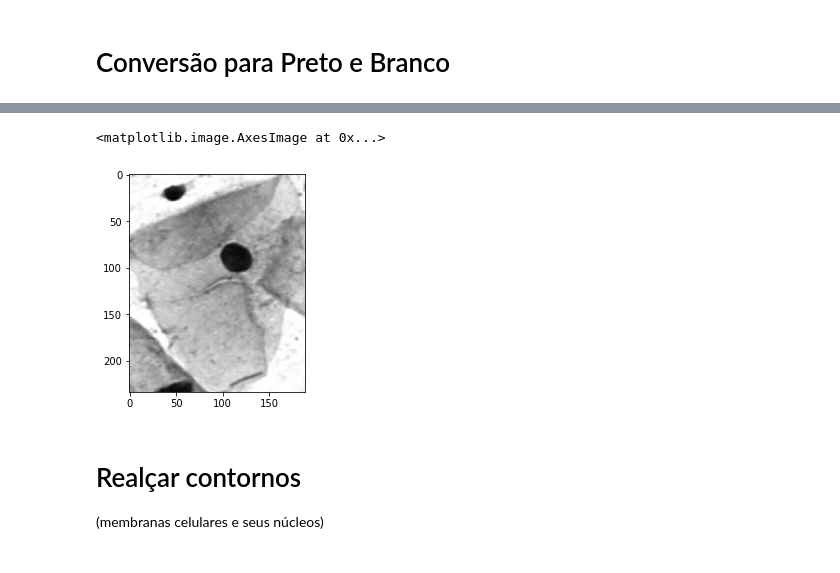
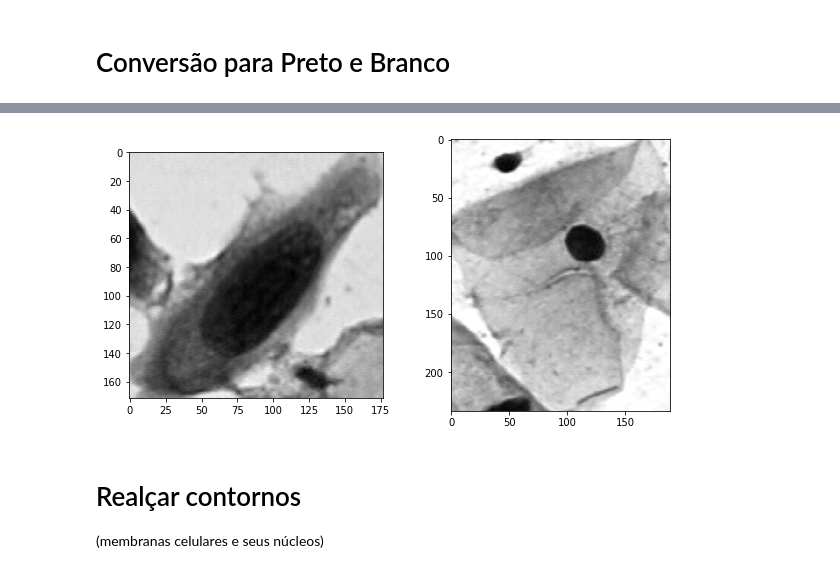
Before and after one commit to Vinicius-ufsc/informatica_medica, a Jupyter notebook: entrega2/TB2_info_medica.ipynb, the cells around one changed output, grey strips where cells are left out. Cells and saved outputs as stored; diff of their text form; code cells hidden in the pictures.

```diff
--- a/entrega2/TB2_info_medica.ipynb
+++ b/entrega2/TB2_info_medica.ipynb
@@ -47,8 +40,7 @@ plt.imshow(img1_bw, cmap="gray")
-# %%
-plt.imshow(img2_bw, cmap="gray")
-# %% [output]
-<matplotlib.image.AxesImage at 0x...>
-[figure, removed]
+# %%
+imshow(img1, img2, cmap="gray")
+# %% [output]
+[figure, added]
 # %% [markdown]
 # Realçar contornos
 (membranas celulares e seus núcleos)
```
Also changed, not shown: parts of 17 cells of this notebook.
